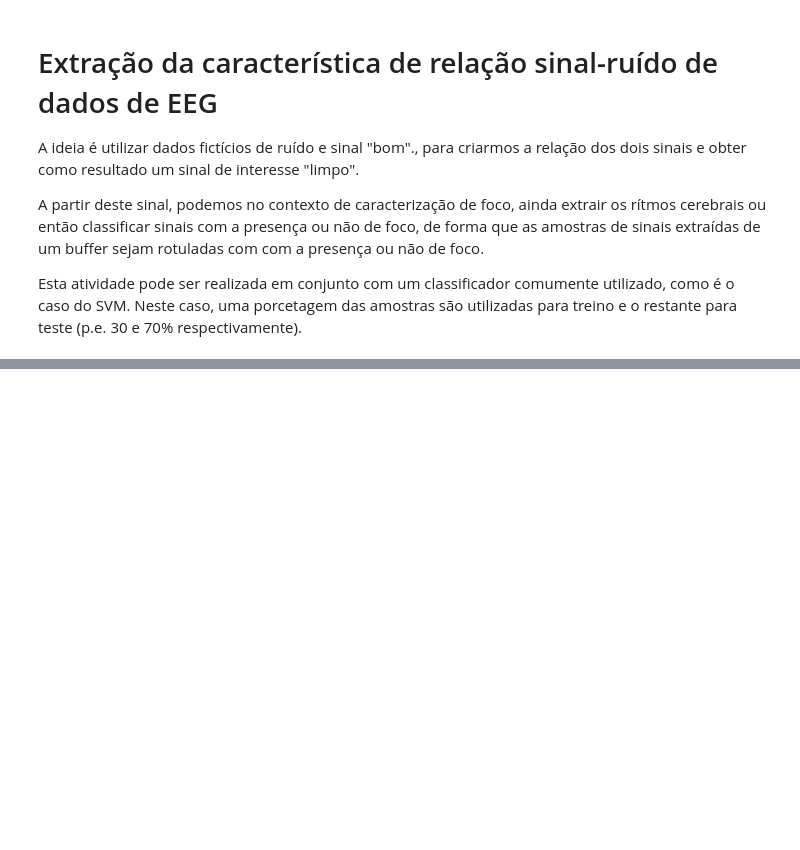
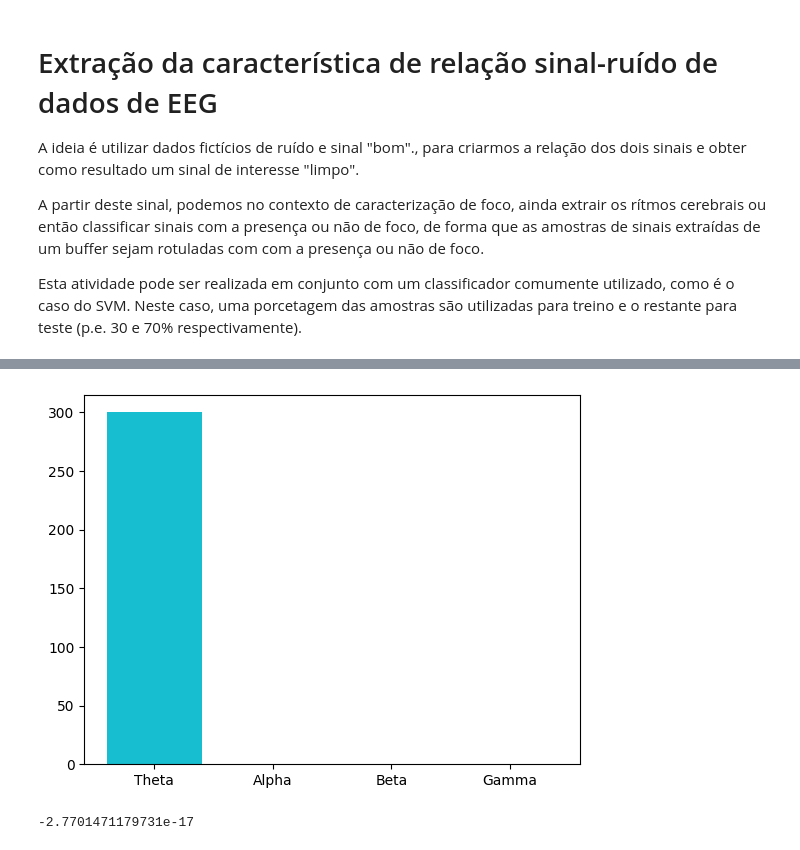
Before and after one commit to Thaynoanhit/Reconhecimento_De_Padroes, a Jupyter notebook: src/snr_feature.ipynb, the cells around one changed output, grey strips where cells are left out. Drawn from its saved outputs; the diff is of its cells as text; code cells hidden in the pictures; blank space fills up the shorter version.

```diff
--- a/src/snr_feature.ipynb
+++ b/src/snr_feature.ipynb
@@ -238,0 +72,68 @@ print(estimated_background_noise)
+# %%
+sr = 250            # taxa de amostragem
+tamanho_amostra = 5 * 60
+tamanho_amostra_pontos = tamanho_amostra * sr
+tamanho_buffer = 5
+tamanho_buffer_pontos = tamanho_buffer * sr
+passo = 1 * 250
+overlap = 4 * 250
+
+# Definir os limites das bandas de frequência (em Hz)
+theta_band = (4, 8)       # Theta: 4 - 8 Hz
+alpha_band = (8, 13)      # Alpha: 8 - 13 Hz
+beta_band = (13, 30)      # Beta: 13 - 30 Hz
+gamma_band = (30, 100)    # Gamma: 30 - 100 Hz
+
+# criando amostras de 5 segundos
+amostras_alvo = []
+amostras_descarte = []
+amostras_theta = []
+
+jump = 5            # 5 segundos de buffer
+size = sr * jump    # quantidade de pontos avaliados
+
+
+sample = {'f':[], 'nf':[]}
+total_pc = {}
+results = [0, 0, 0, 0]
+for i in range(0, data_amostra_mne.n_times, passo):
+    if i + size < data_amostra_mne.n_times:
+        cut = data_amostra_mne.copy().crop(tmin=data_amostra_mne.times[i], tmax=data_amostra_mne.times[i]+jump)
+    else:
+        cut = data_amostra_mne.copy().crop(tmin=data_amostra_mne.times[i], tmax=data_amostra_mne.times[-1])
+    # Número de pontos por segmento
+    nperseg = 128
+    # Quantidade de sobreposição entre segmentos
+    noverlap = nperseg // 2
+    #cut.set_eeg_reference(ref_channels='average')
+    cut = cut.get_data()
+
+        # realizando a média dos 8 eletrodos
+    # no caso do trabalho, analizar os canais separadamente.
+    #   Para isso, vamos aplicar o filtro espacial, no qual
+    #   podemos utilizar algoritmos específicos para a análise
+    #   de EEG utilizando o CAR (Common Average Reference).
+
+    freqs, psd = welch(cut, fs=sr, nperseg=nperseg, noverlap=noverlap)
+    psd_media = np.average(psd, axis=0)
+
+    # Encontrar os índices correspondentes às frequências de interesse
+    theta_idxs = np.where((freqs >= theta_band[0]) & (freqs <= theta_band[1]))[0]
+    alpha_idxs = np.where((freqs >= alpha_band[0]) & (freqs <= alpha_band[1]))[0]
+    beta_idxs = np.where((freqs >= beta_band[0]) & (freqs <= beta_band[1]))[0]
+    gamma_idxs = np.where((freqs >= gamma_band[0]) & (freqs <= gamma_band[1]))[0]
+
+    # Calcular a potência em cada banda de frequência por meio da integração da PSD
+    bands = [np.sum(psd_media[theta_idxs]), np.sum(psd_media[alpha_idxs]), np.sum(psd_media[beta_idxs]), np.sum(psd_media[gamma_idxs])]
+    # calculando a pontuação de cada banda para mostrar a porcentagem futura
+    results[np.argmax(bands)] += 1
+    if np.argmax(bands) == 2 or np.argmax(bands) == 3:
+        sample['f'].append(psd_media)
+    else:
+        sample['nf'].append(psd_media)
+    print(results)
+    plot = plt.bar(['Theta', 'Alpha', 'Beta', 'Gamma'], results)
+
+    print("Amostra alvo: " + str(len(sample['f'])))
+    print("Amostra descarte: " + str(len(sample['nf'])))
+# %% [output]
@@ -239 +157,12 @@ print(estimated_background_noise)
+[figure, added]
+# %%
+# Estimando o ruído de fundo (utilizando o sinal basal)
+
+# média da potência no intervalo de tempo sem estímulo
+base_power = np.average(fft_result_basal)
+# média das médias de potência de todos os canais para estimar o ruído de fundo
+estimated_background_noise = base_power
+print(estimated_background_noise)
+# %% [output]
+-2.7701471179731e-17
 # %%
```
Also changed, not shown: parts of 11 cells of this notebook, 1 other file.
